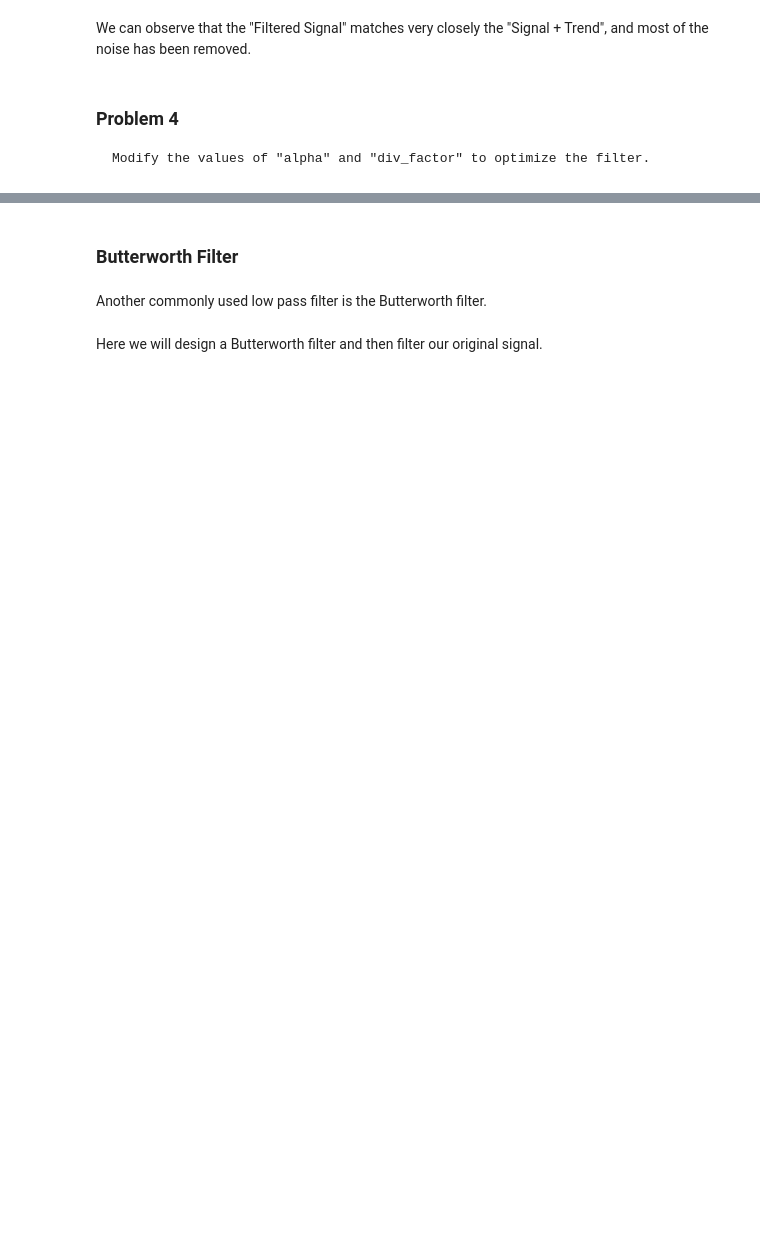
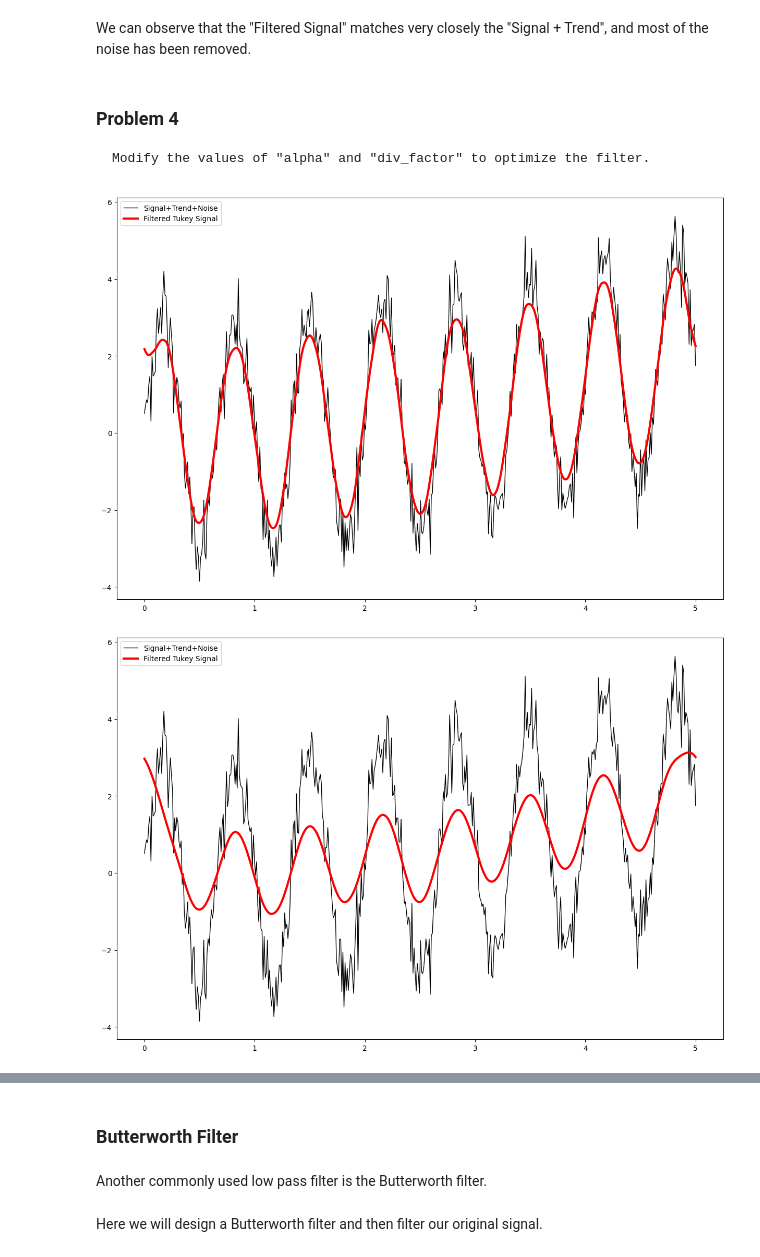
Before and after one commit to Jero2110/Forecasting_Phase_3, a Jupyter notebook: analysis/data/Appendix 3 - Signal_Transformations_student.ipynb, the cells around one changed output, grey strips where cells are left out. Cells and saved outputs as stored; diff of their text form; code cells hidden in the pictures; blank space fills up the shorter version.

```diff
--- a/analysis/data/Appendix 3 - Signal_Transformations_student.ipynb
+++ b/analysis/data/Appendix 3 - Signal_Transformations_student.ipynb
@@ -260,22 +260,28 @@ We can observe that the "Filtered Signal" matches very closely the "Signal + Tre
     Modify the values of "alpha" and "div_factor" to optimize the filter.
 # %%
 # parameters
-alpha = 0.4
-div_factor = 8 # use multiple of 2 (e.g. 2, 4, 8, 16, etc.)
+alpha = 0.6
+div_factor = 32 # use multiple of 2 (e.g. 2, 4, 8, 16, etc.)
 
-# build filter
-win_temp = signal.windows.tukey(int( len(time) / div_factor ), alpha=alpha)
-window = np.zeros(time.shape)
-window[:int(len(win_temp)/2)] = win_temp[int(len(win_temp)/2):]
-window[(int(len(window)) - int(len(win_temp)/2)):] = win_temp[:int(len(win_temp)/2)]
+parameters = [(0.5, 16), (0.5, 8), (0.6, 16), (0.6, 32)]
 
-# setup
-win = (np.fft.fft(window))
-win = win/win.max()
+for parameter in parameters:
+    # build filter
+    win_temp = signal.windows.tukey(int( len(time) / parameter[1] ), alpha=parameter[0])
+    window = np.zeros(time.shape)
+    window[:int(len(win_temp)/2)] = win_temp[int(len(win_temp)/2):]
+    window[(int(len(window)) - int(len(win_temp)/2)):] = win_temp[:int(len(win_temp)/2)]
 
-# apply filter
-Y = (np.fft.fft(y_sine_noise))
-y_tukey = np.fft.ifft(Y*win)
+    # setup
+    win = (np.fft.fft(window))
+    win = win/win.max()
 
-# plot
-filter_plot(time, y_sine_noise, y_tukey, ['Signal+Trend+Noise','Filtered Tukey Signal'])
+    # apply filter
+    Y = (np.fft.fft(y_sine_noise))
+    y_tukey = np.fft.ifft(Y*win)
+
+    # plot
+    filter_plot(time, y_sine_noise, y_tukey, ['Signal+Trend+Noise','Filtered Tukey Signal'])
+# %% [output]
+[figure, added]
+[figure, added]
```
Also changed, not shown: parts of 6 cells of this notebook.
